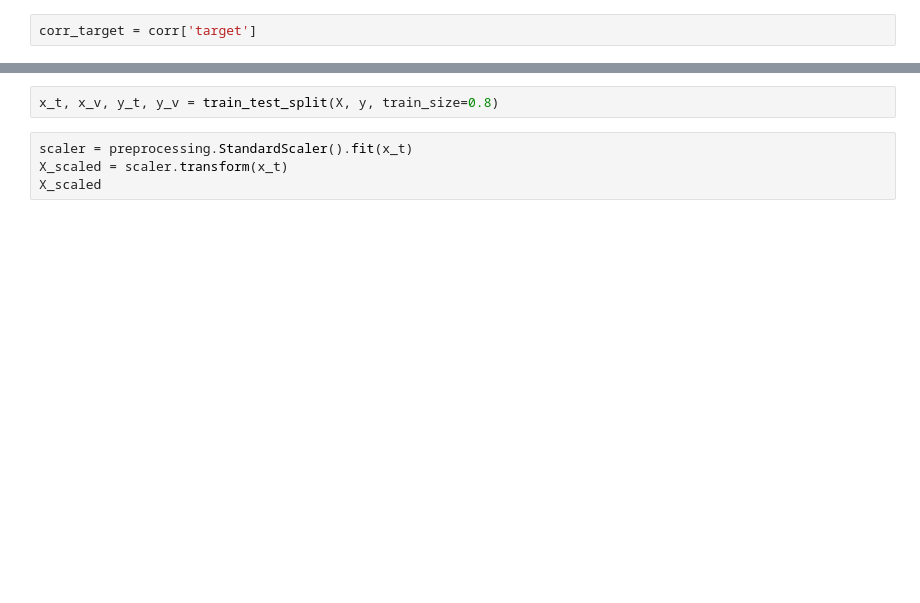
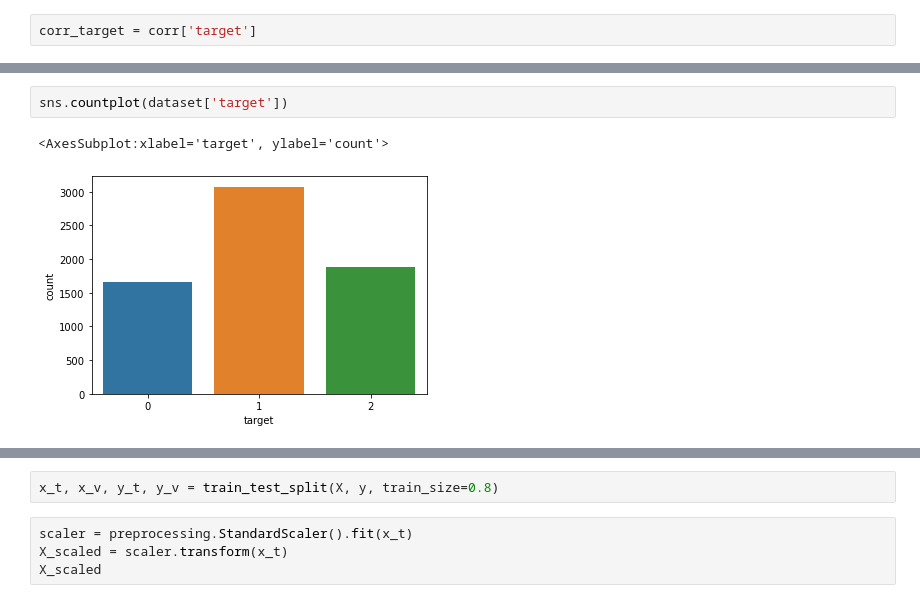
Before and after one commit to AlexCasamitjana/Predicting-Profitable-Customer-Segments, a Jupyter notebook: APC_Kaggle_Alex_Casamitjana.ipynb, the cells around one changed output, grey strips where cells are left out. Drawn from its saved outputs; the diff is of its cells as text; blank space fills up the shorter version.

```diff
--- a/APC_Kaggle_Alex_Casamitjana.ipynb
+++ b/APC_Kaggle_Alex_Casamitjana.ipynb
@@ -48,2 +94,7 @@ corr_target
+# %%
+sns.countplot(dataset['target'])
+# %% [output]
+<AxesSubplot:xlabel='target', ylabel='count'>
+[figure, added]
 # %%
 for i in range(70):
```
Also changed, not shown: parts of 27 cells of this notebook.
